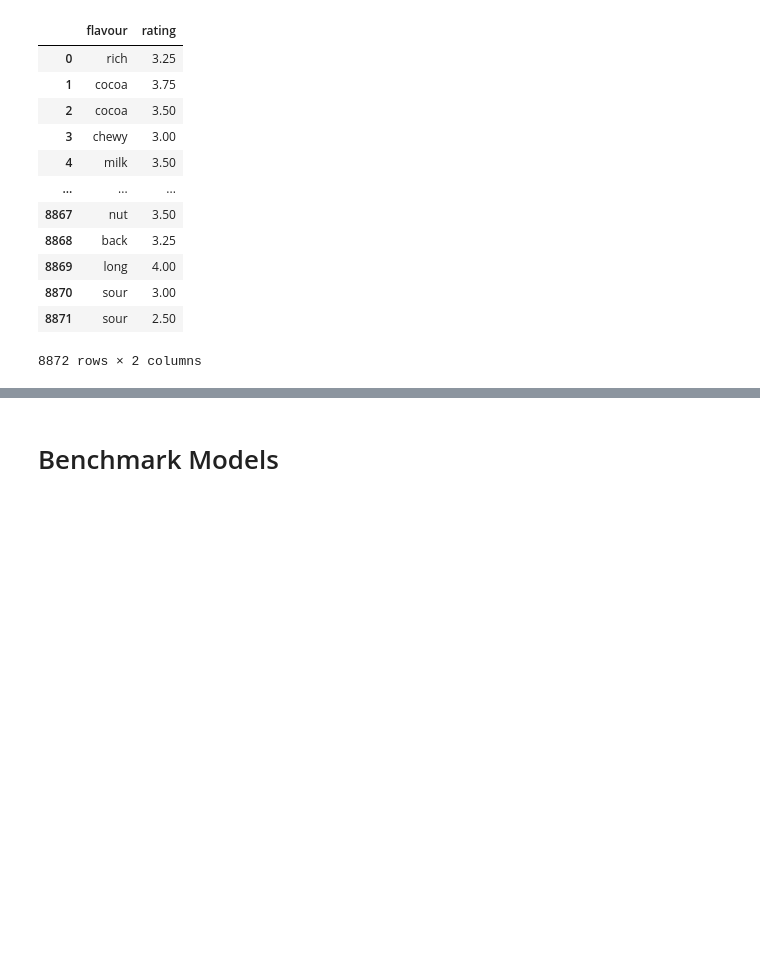
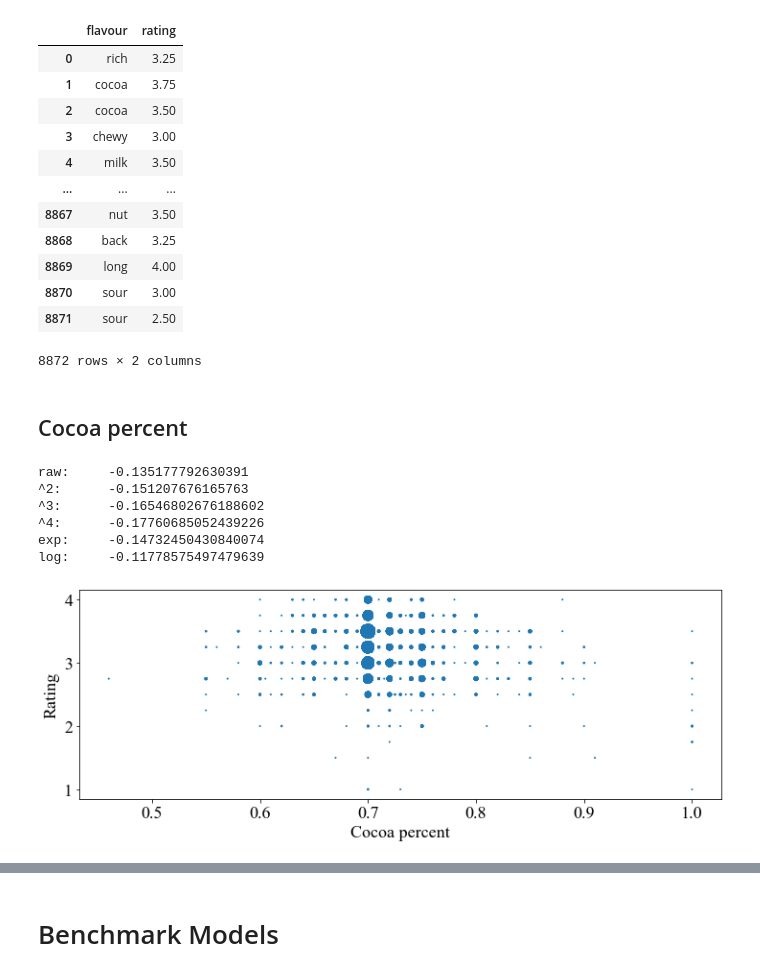
Before and after one commit to ElisabethBrockhaus/Chocolate_bar_rating, a Jupyter notebook: chocolate_rating_data.ipynb, the cells around one changed output, grey strips where cells are left out. Drawn from its saved outputs; the diff is of its cells as text; code cells hidden in the pictures; blank space fills up the shorter version.

Commit message:
scaling cocoa percent

```diff
--- a/chocolate_rating_data.ipynb
+++ b/chocolate_rating_data.ipynb
@@ -1032,3 +1038,33 @@ pca = PCA(n_components=42)
 pca.fit(words_embedded)
 print("explained variance:\n", pca.explained_variance_ratio_)
 print("sum:", sum(pca.explained_variance_ratio_))
+# %% [markdown]
+## Cocoa percent
+# %%
+x = X_train["cocoa_percent"]
+# %%
+print("raw: \t", x.corr(y_train))
+print("^2: \t", (x**2).corr(y_train))
+print("^3: \t", (x**3).corr(y_train))
+print("^4: \t", (x**4).corr(y_train))
+print("exp: \t", x.apply(lambda x: math.exp(x)).corr(y_train))
+print("log: \t", x.apply(lambda x: math.log(x)).corr(y_train))
+# %% [output]
+raw:     -0.135177792630391
+^2:      -0.151207676165763
+^3:      -0.16546802676188602
+^4:      -0.17760685052439226
+exp:     -0.14732450430840074
+log:     -0.11778575497479639
+# %%
+c = Counter(zip(x, y_train))
+s = [c[(n, r)] for n, r in zip(x, y_train)]
+
+plt.subplots(figsize=(12, 4))
+plt.scatter(x, y_train, marker="o", s=s)
+plt.xlabel("Cocoa percent")
+plt.ylabel("Rating")
+plt.savefig("figures/rating_vs_cocoa_percent.pdf", bbox_inches="tight")
+plt.show()
+# %% [output]
+[figure, added]
```
Also changed, not shown: parts of 51 cells of this notebook, 1 other file.
